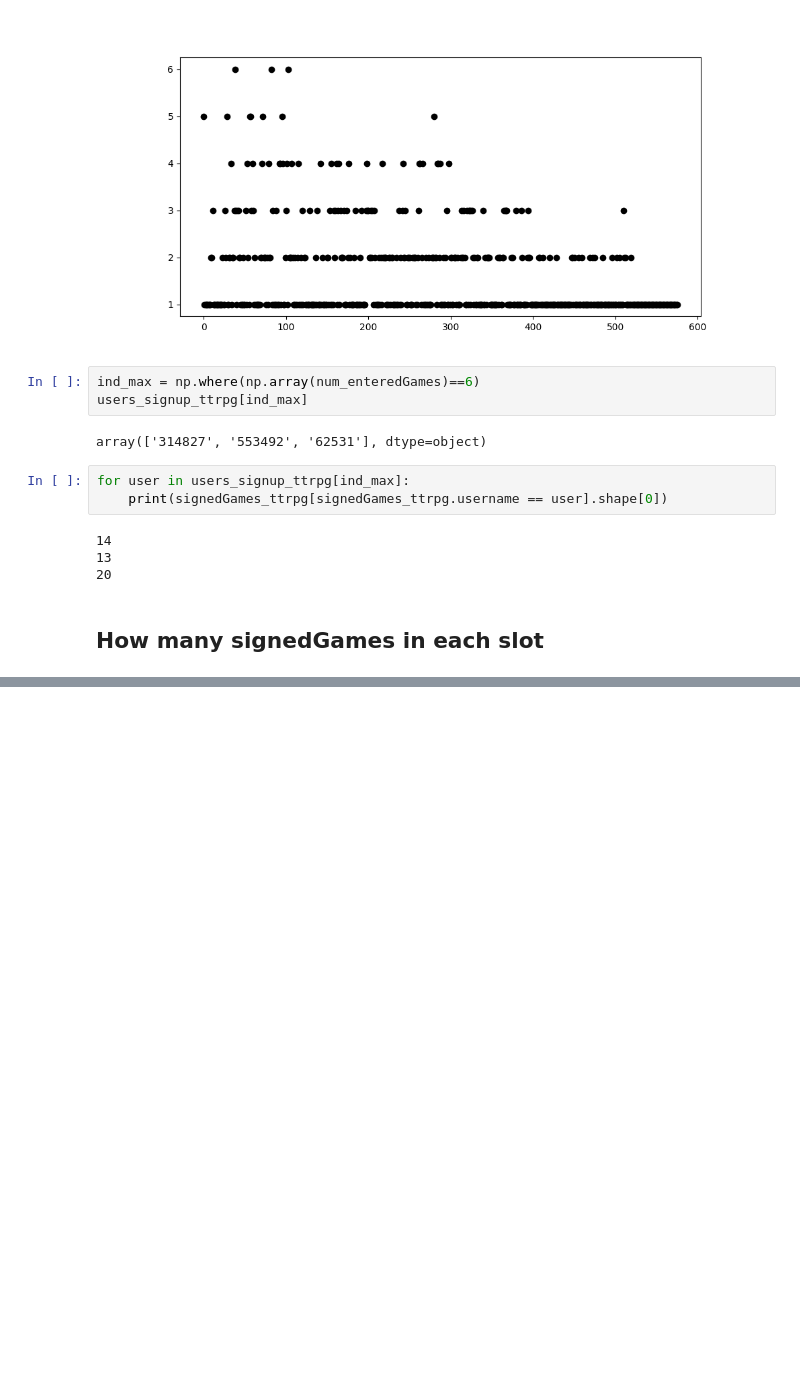
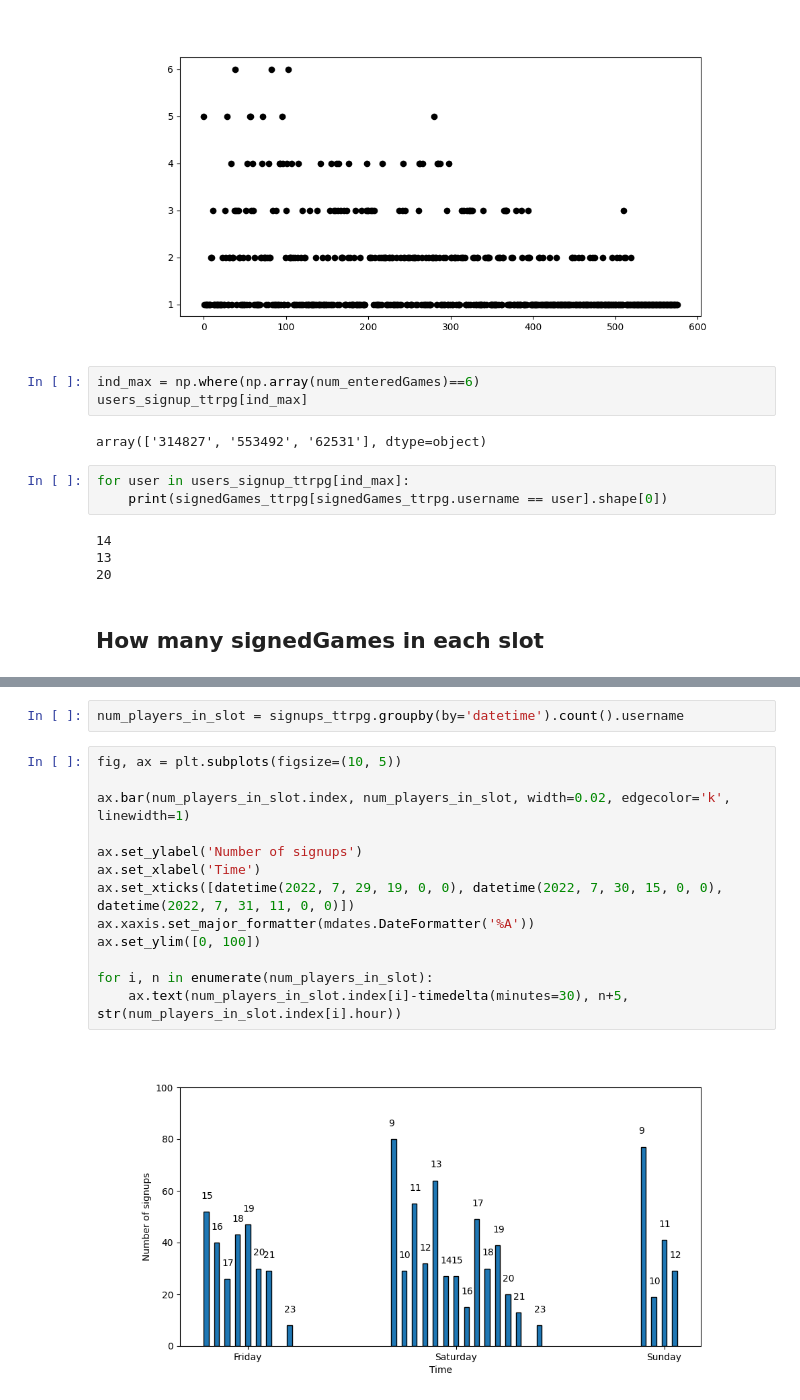
Before and after one commit to ropekonsti/ropecon-2022, a Jupyter notebook: analysis.ipynb, the cells around one changed output, grey strips where cells are left out. Drawn from its saved outputs; the diff is of its cells as text; blank space fills up the shorter version.

```diff
--- a/analysis.ipynb
+++ b/analysis.ipynb
@@ -254,0 +263,17 @@ for i, n in enumerate(num_signedGames_in_slot):
+# %%
+num_players_in_slot = signups_ttrpg.groupby(by='datetime').count().username
+# %%
+fig, ax = plt.subplots(figsize=(10, 5))
+
+ax.bar(num_players_in_slot.index, num_players_in_slot, width=0.02, edgecolor='k', linewidth=1)
+
+ax.set_ylabel('Number of signups')
+ax.set_xlabel('Time')
+ax.set_xticks([datetime(2022, 7, 29, 19, 0, 0), datetime(2022, 7, 30, 15, 0, 0), datetime(2022, 7, 31, 11, 0, 0)])
+ax.xaxis.set_major_formatter(mdates.DateFormatter('%A'))
+ax.set_ylim([0, 100])
+
+for i, n in enumerate(num_players_in_slot):
+    ax.text(num_players_in_slot.index[i]-timedelta(minutes=30), n+5, str(num_players_in_slot.index[i].hour))
+# %% [output]
+[figure, added]
```
Also changed, not shown: parts of 41 cells of this notebook, 2 other files.
